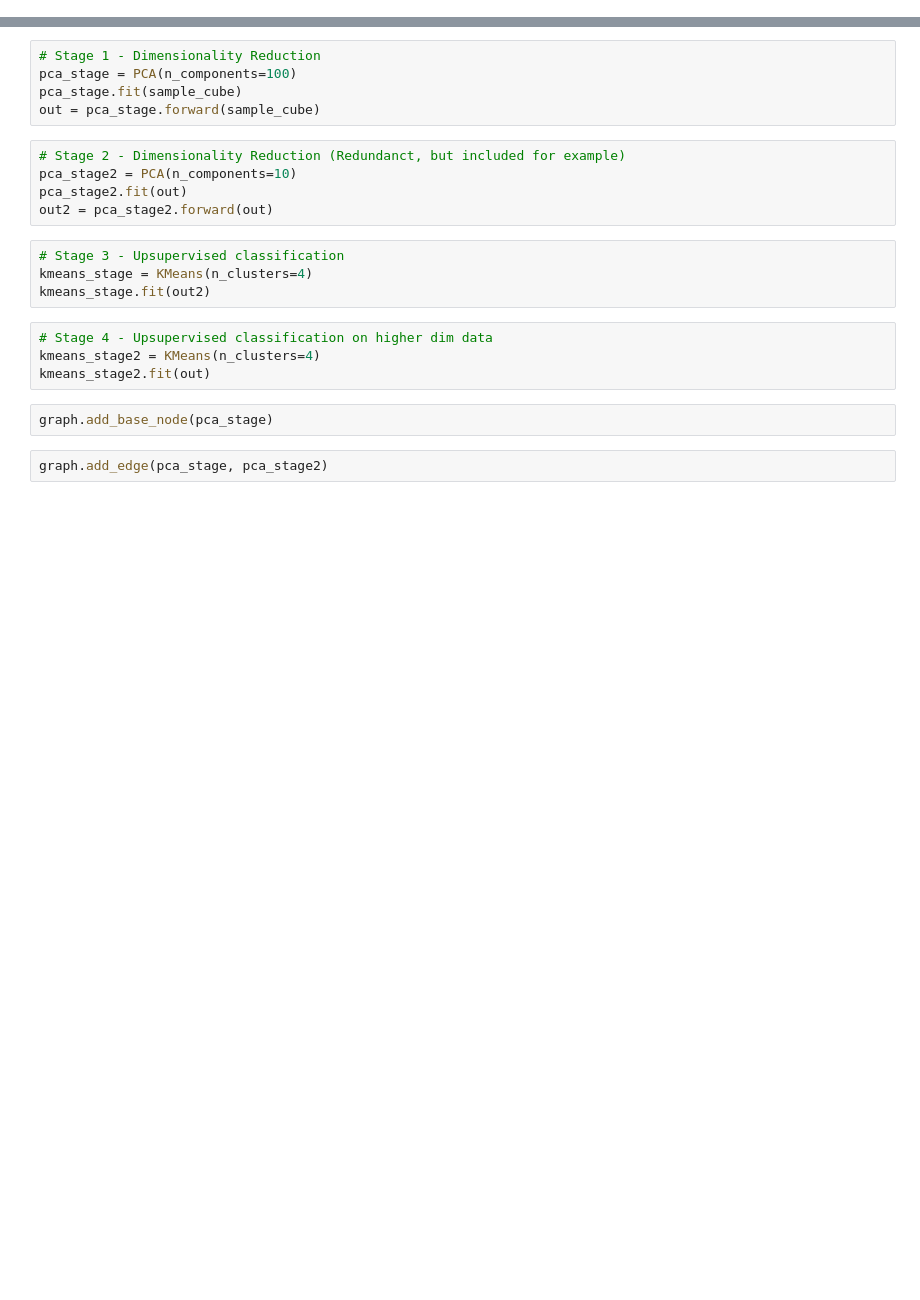
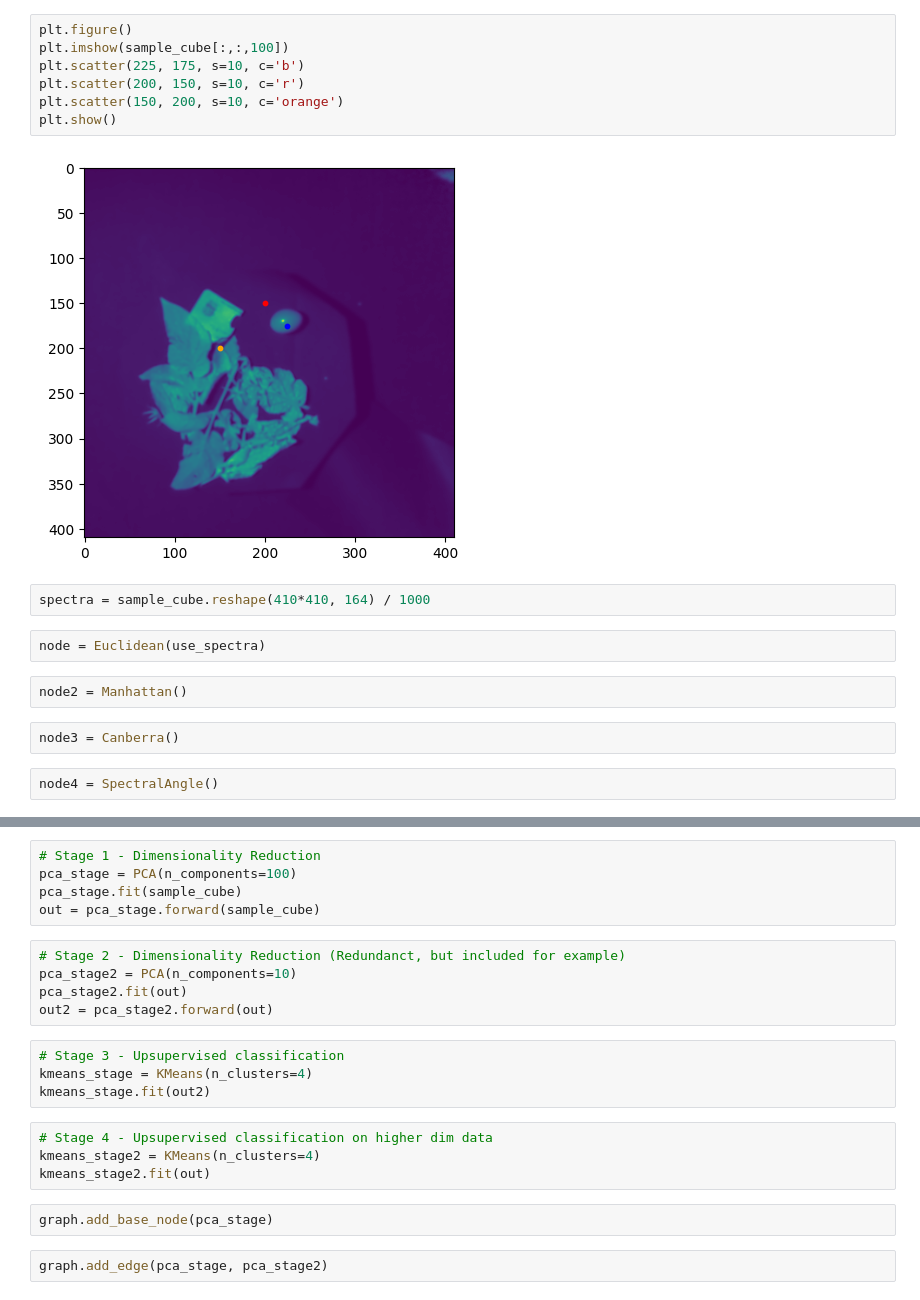
Before and after one commit to cubert-hyperspectral/cuvis.ai, a Jupyter notebook: Minimal_Example.ipynb, the cells around one changed output, grey strips where cells are left out. Cells and saved outputs as stored; diff of their text form; blank space fills up the shorter version.

```diff
--- a/Minimal_Example.ipynb
+++ b/Minimal_Example.ipynb
@@ -19,0 +28,19 @@ sample_cube = data.data.get('cube').array
+# %%
+plt.figure()
+plt.imshow(sample_cube[:,:,100])
+plt.scatter(225, 175, s=10, c='b')
+plt.scatter(200, 150, s=10, c='r')
+plt.scatter(150, 200, s=10, c='orange')
+plt.show()
+# %% [output]
+[figure, added]
+# %%
+spectra = sample_cube.reshape(410*410, 164) / 1000
+# %%
+node = Euclidean(use_spectra)
+# %%
+node2 = Manhattan()
+# %%
+node3 = Canberra()
+# %%
+node4 = SpectralAngle()
```
Also changed, not shown: parts of 23 cells of this notebook, 8 other files.
